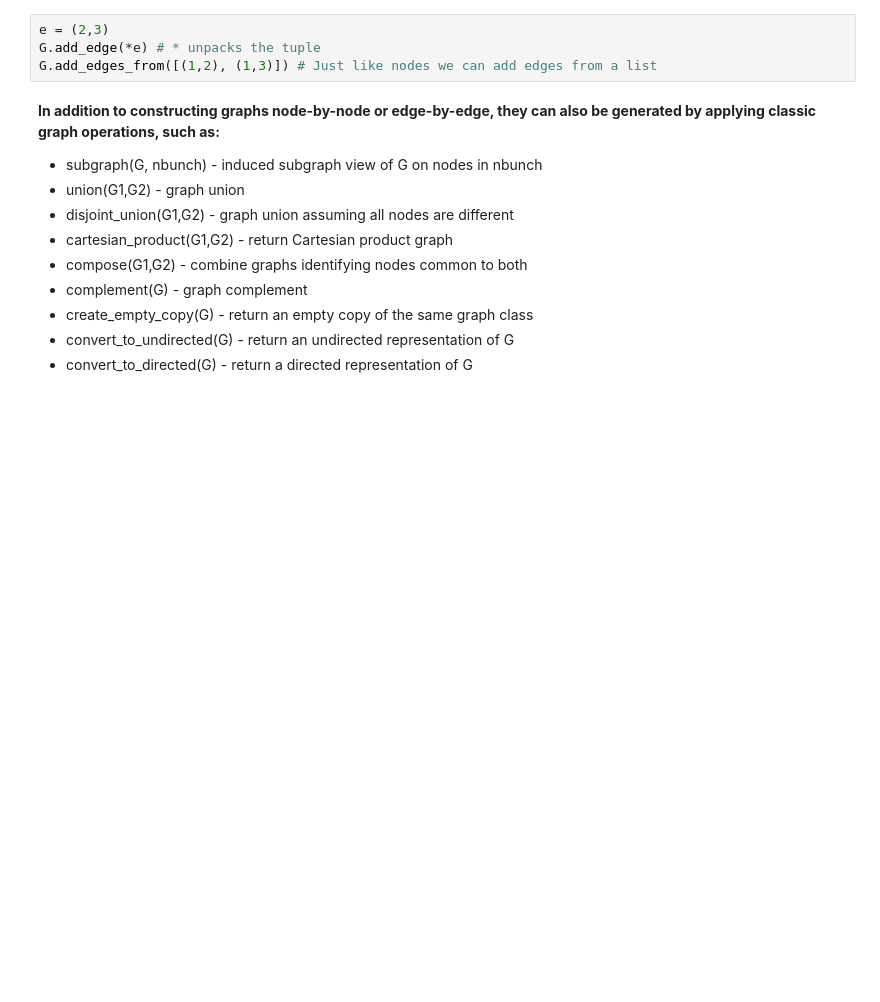
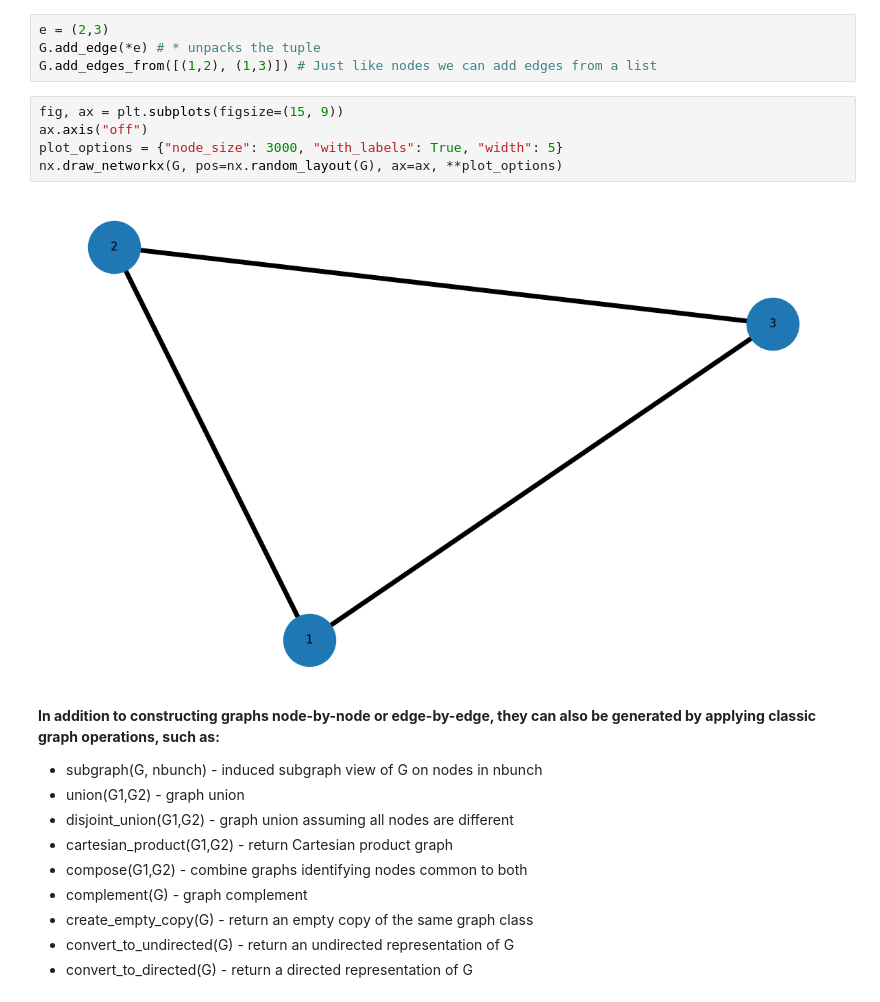
Before and after one commit to dbabichenko/python_for_data_and_analytics, a Jupyter notebook: Network Analysis/NetworkAnalysis.ipynb, the cells around one changed output. Cells and saved outputs as stored; diff of their text form; blank space fills up the shorter version.

Commit message:
end of network analysis

```diff
--- a/Network Analysis/NetworkAnalysis.ipynb
+++ b/Network Analysis/NetworkAnalysis.ipynb
@@ -29,6 +35,13 @@ G.add_edge(1,2)
 e = (2,3)
 G.add_edge(*e) # * unpacks the tuple
 G.add_edges_from([(1,2), (1,3)]) # Just like nodes we can add edges from a list
+# %%
+fig, ax = plt.subplots(figsize=(15, 9))
+ax.axis("off")
+plot_options = {"node_size": 3000, "with_labels": True, "width": 5}
+nx.draw_networkx(G, pos=nx.random_layout(G), ax=ax, **plot_options)
+# %% [output]
+[figure, added]
 # %% [markdown]
 __In addition to constructing graphs node-by-node or edge-by-edge, they can also be generated by applying classic graph operations, such as:__
 
```
Also changed, not shown: parts of 7 cells of this notebook, 2 other files.
